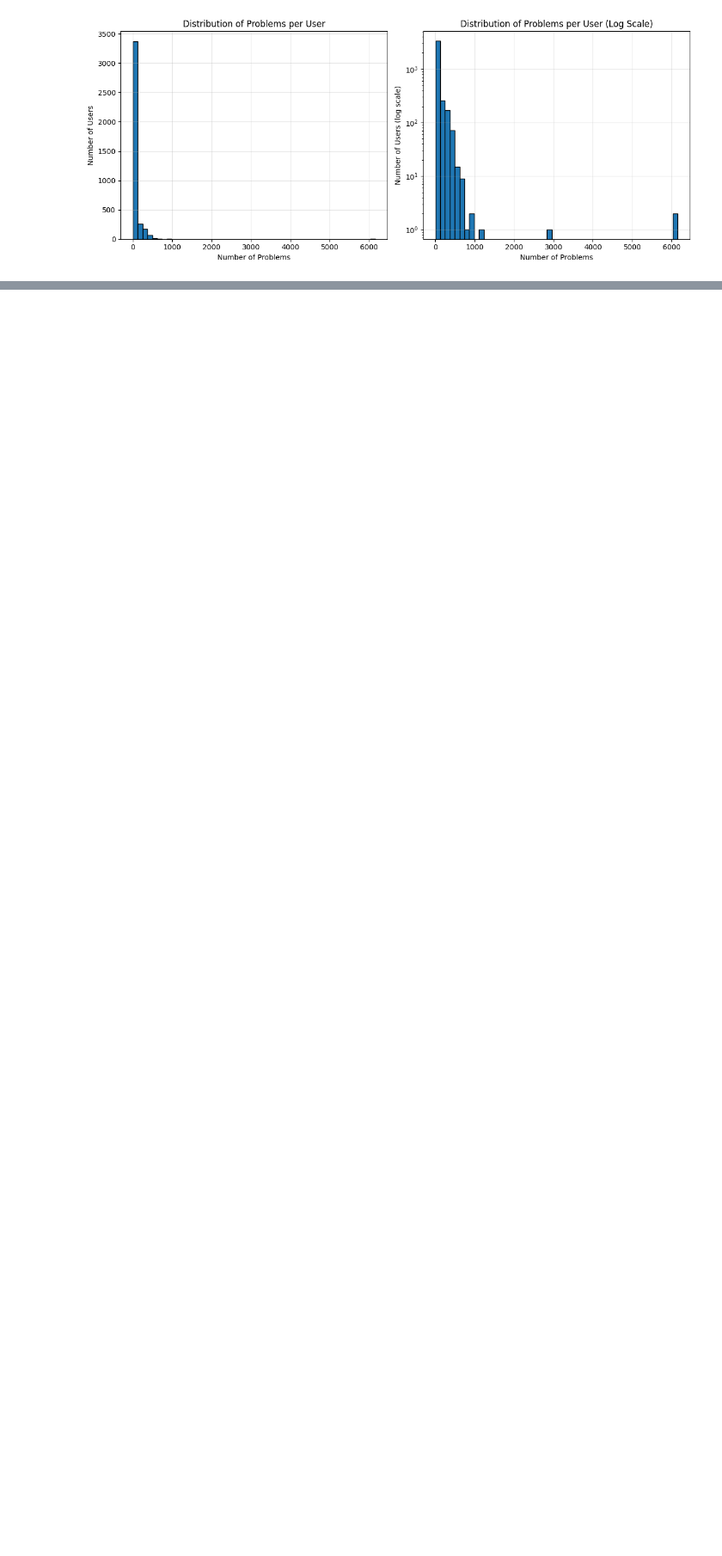
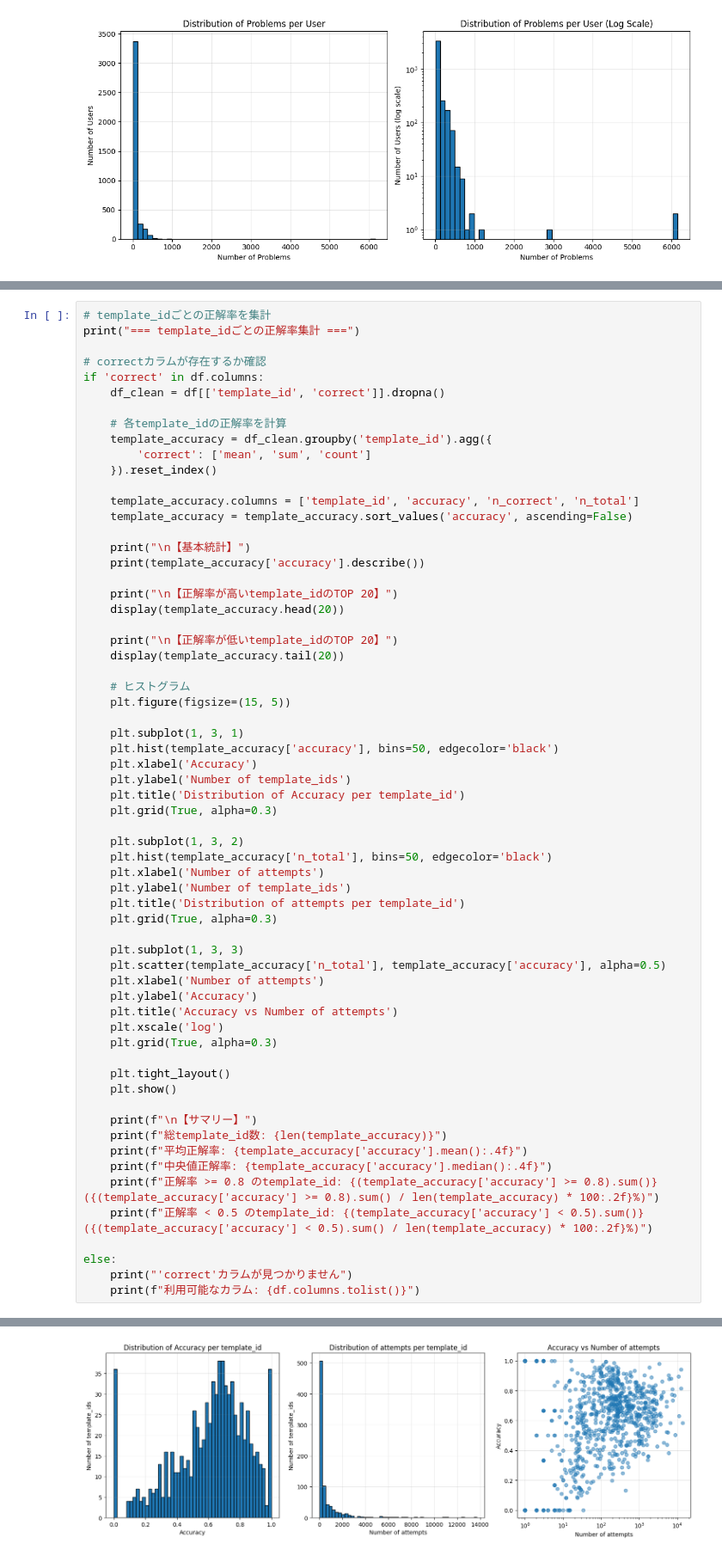
Before and after one commit to ryosukeaaaaa/master_research, a Jupyter notebook: notebooks/assistments_2009_2010/eda_rawdata.ipynb, the cells around one changed output, grey strips where cells are left out. Shown at 86% size. Saved outputs shown, nothing was run; the diff lists cells and outputs as text; blank space fills up the shorter version.

```diff
--- a/notebooks/assistments_2009_2010/eda_rawdata.ipynb
+++ b/notebooks/assistments_2009_2010/eda_rawdata.ipynb
@@ -298,0 +879,64 @@ dtype: float64
+# %%
+# template_idごとの正解率を集計
+print("=== template_idごとの正解率集計 ===")
+
+# correctカラムが存在するか確認
+if 'correct' in df.columns:
+    df_clean = df[['template_id', 'correct']].dropna()
+
+    # 各template_idの正解率を計算
+    template_accuracy = df_clean.groupby('template_id').agg({
+        'correct': ['mean', 'sum', 'count']
+    }).reset_index()
+
+    template_accuracy.columns = ['template_id', 'accuracy', 'n_correct', 'n_total']
+    template_accuracy = template_accuracy.sort_values('accuracy', ascending=False)
+
+    print("\n【基本統計】")
+    print(template_accuracy['accuracy'].describe())
+
+    print("\n【正解率が高いtemplate_idのTOP 20】")
+    display(template_accuracy.head(20))
+
+    print("\n【正解率が低いtemplate_idのTOP 20】")
+    display(template_accuracy.tail(20))
+
+    # ヒストグラム
+    plt.figure(figsize=(15, 5))
+
+    plt.subplot(1, 3, 1)
+    plt.hist(template_accuracy['accuracy'], bins=50, edgecolor='black')
+    plt.xlabel('Accuracy')
+    plt.ylabel('Number of template_ids')
+    plt.title('Distribution of Accuracy per template_id')
+    plt.grid(True, alpha=0.3)
+
+    plt.subplot(1, 3, 2)
+    plt.hist(template_accuracy['n_total'], bins=50, edgecolor='black')
+    plt.xlabel('Number of attempts')
+    plt.ylabel('Number of template_ids')
+    plt.title('Distribution of attempts per template_id')
+    plt.grid(True, alpha=0.3)
+
+    plt.subplot(1, 3, 3)
+    plt.scatter(template_accuracy['n_total'], template_accuracy['accuracy'], alpha=0.5)
+    plt.xlabel('Number of attempts')
+    plt.ylabel('Accuracy')
+    plt.title('Accuracy vs Number of attempts')
+    plt.xscale('log')
+    plt.grid(True, alpha=0.3)
+
+    plt.tight_layout()
+    plt.show()
+
+    print(f"\n【サマリー】")
+    print(f"総template_id数: {len(template_accuracy)}")
+    print(f"平均正解率: {template_accuracy['accuracy'].mean():.4f}")
+    print(f"中央値正解率: {template_accuracy['accuracy'].median():.4f}")
+    print(f"正解率 >= 0.8 のtemplate_id: {(template_accuracy['accuracy'] >= 0.8).sum()} ({(template_accuracy['accuracy'] >= 0.8).sum() / len(template_accuracy) * 100:.2f}%)")
+    print(f"正解率 < 0.5 のtemplate_id: {(template_accuracy['accuracy'] < 0.5).sum()} ({(template_accuracy['accuracy'] < 0.5).sum() / len(template_accuracy) * 100:.2f}%)")
+
+else:
+    print("'correct'カラムが見つかりません")
+    print(f"利用可能なカラム: {df.columns.tolist()}")
+# %% [output]
@@ -298,0 +992 @@ dtype: float64
+[figure, added]
```
Also changed, not shown: parts of 12 cells of this notebook, 52 other files.
